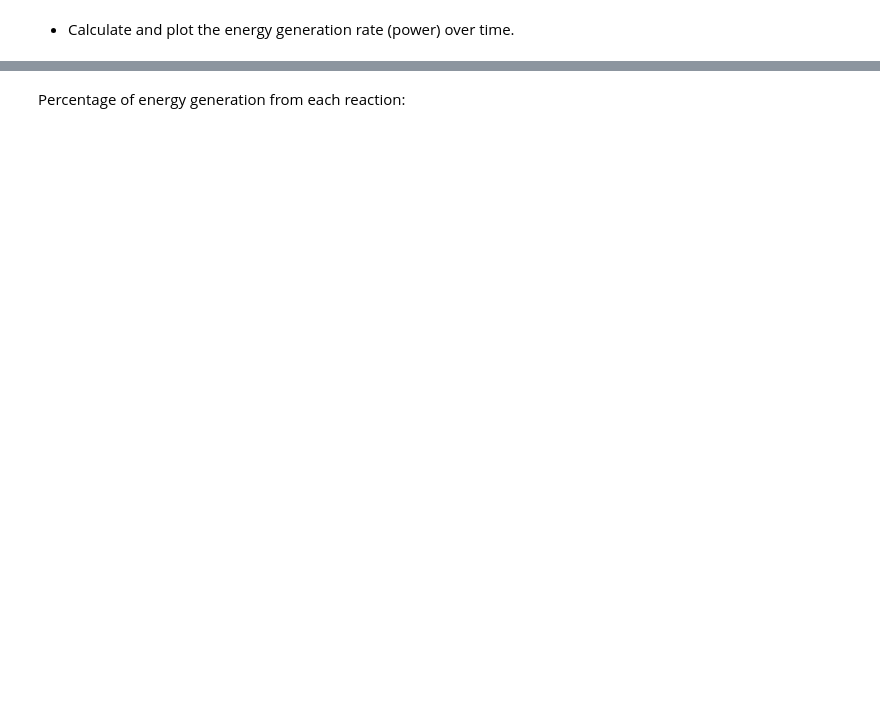
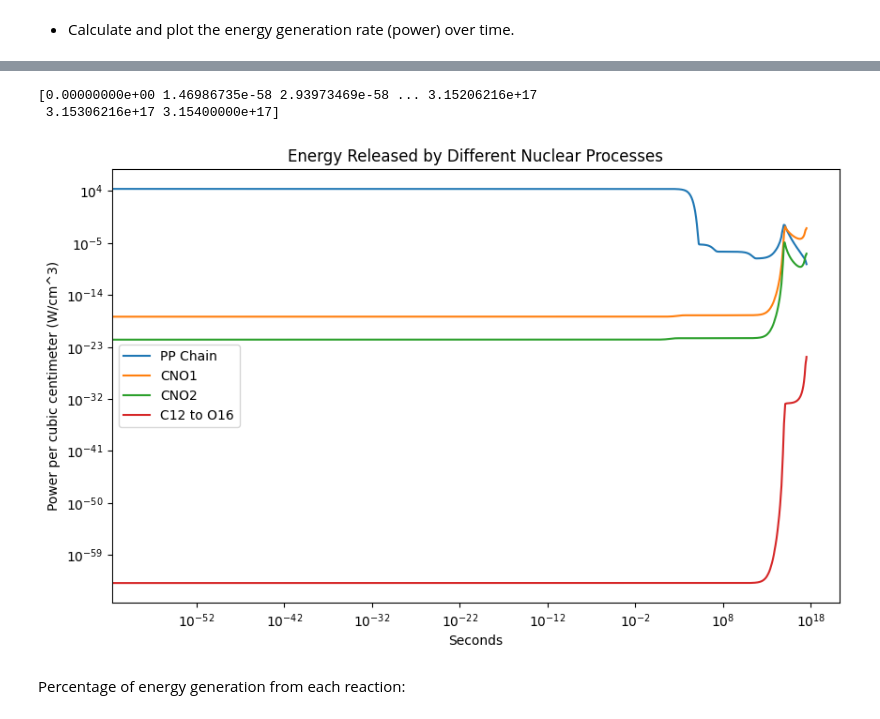
Before and after one commit to PranavHN/PHAS0052-Physics_Group_Project, a Jupyter notebook: Code/Pranav code.ipynb, the cells around one changed output, grey strips where cells are left out. Saved outputs shown, nothing was run; the diff lists cells and outputs as text; code cells hidden in the pictures; blank space fills up the shorter version.

```diff
--- a/Code/Pranav code.ipynb
+++ b/Code/Pranav code.ipynb
@@ -661,8 +742,9 @@ def energyReleased(t, elements, elemChart, elementMasses):
     # _, e3_alpha = triple_alpha(elements, elemChart, elementMasses, t9, rho_factor)
     e3_alpha = 0
     _, ePP_chain = PP_chain_cycle(elements, elemChart, elementMasses, t9, rho_factor)
+    _, eC12O16 = C12toO16(elements, elemChart, elementMasses, t9, rho_factor)
 
-    energy = np.array([ePP_chain, eCNO1, eCNO2, e3_alpha])
+    energy = np.array([ePP_chain, eCNO1, eCNO2, e3_alpha, eC12O16])
     totalEnergy = np.sum(energy)
 
     return energy, totalEnergy
@@ -685,17 +769,25 @@ totalEnergies = np.array(totalEnergies)
+# %%
+print(time_steps)
+# %% [output]
+[0.00000000e+00 1.46986735e-58 2.93973469e-58 ... 3.15206216e+17
+ 3.15306216e+17 3.15400000e+17]
 # %%
 plt.figure(figsize=(10, 6))
 # plt.plot(time_steps, totalEnergies, label='Total Energy')
 plt.plot(time_steps, energies[:, 0], label='PP Chain')
 plt.plot(time_steps, energies[:, 1], label='CNO1')
 plt.plot(time_steps, energies[:, 2], label='CNO2')
 # plt.plot(time_steps, energies[:, 3], label='Triple Alpha')
+plt.plot(time_steps, energies[:, 4], label='C12 to O16')
 plt.xlabel('Seconds')
 plt.ylabel('Power per cubic centimeter (W/cm^3)')
 plt.yscale('log')
 plt.xscale('log')
 plt.legend()
 plt.title('Energy Released by Different Nuclear Processes')
 plt.show()
+# %% [output]
+[figure, added]
 # %% [markdown]
 Percentage of energy generation from each reaction:
 # %%
```
Also changed, not shown: parts of 17 cells of this notebook.
